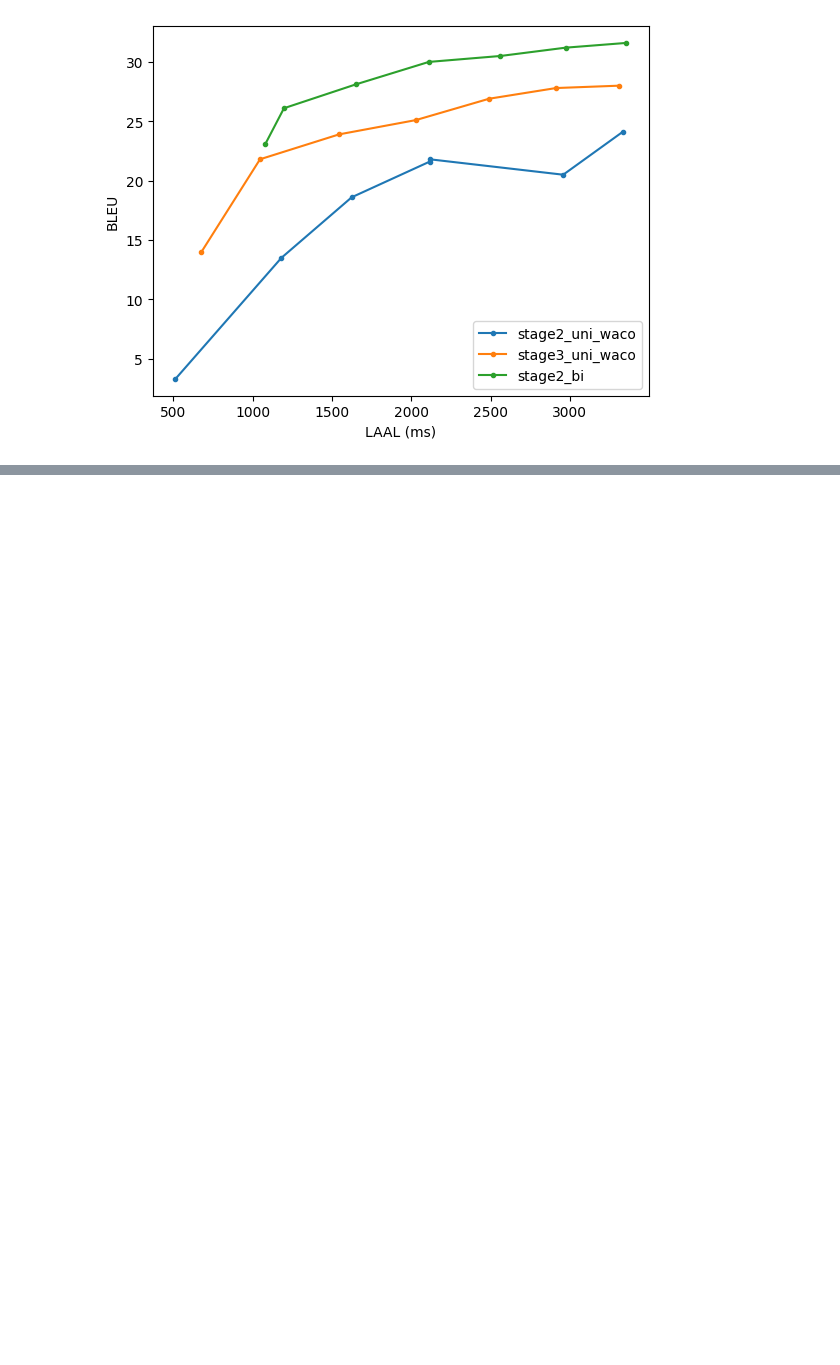
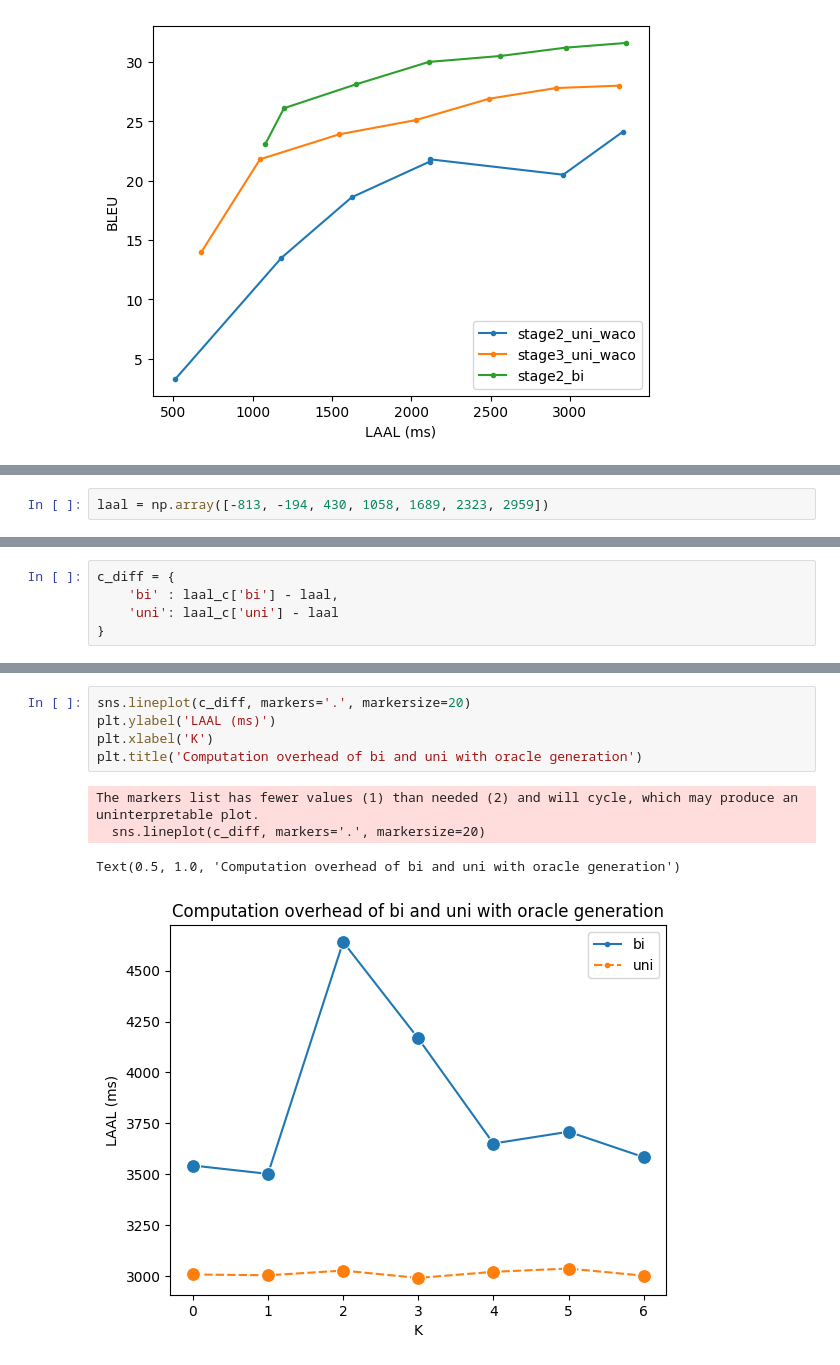
Before and after one commit to LeiLiLab/InfiniSST, a Jupyter notebook: plots/plot.ipynb, the cells around one changed output, grey strips where cells are left out. Cells and saved outputs as stored; diff of their text form; blank space fills up the shorter version.

```diff
--- a/plots/plot.ipynb
+++ b/plots/plot.ipynb
@@ -207,0 +210,2 @@ plt.show()
+# %%
+laal = np.array([-813, -194, 430, 1058, 1689, 2323, 2959])
@@ -207,0 +217,5 @@ plt.show()
+# %%
+c_diff = {
+    'bi' : laal_c['bi'] - laal,
+    'uni': laal_c['uni'] - laal
+}
@@ -207,0 +232,10 @@ plt.show()
+# %%
+sns.lineplot(c_diff, markers='.', markersize=20)
+plt.ylabel('LAAL (ms)')
+plt.xlabel('K')
+plt.title('Computation overhead of bi and uni with oracle generation')
+# %% [output]
+The markers list has fewer values (1) than needed (2) and will cycle, which may produce an uninterpretable plot.
+  sns.lineplot(c_diff, markers='.', markersize=20)
+Text(0.5, 1.0, 'Computation overhead of bi and uni with oracle generation')
+[figure, added]
```
Also changed, not shown: parts of 3 cells of this notebook, 5 other files.
